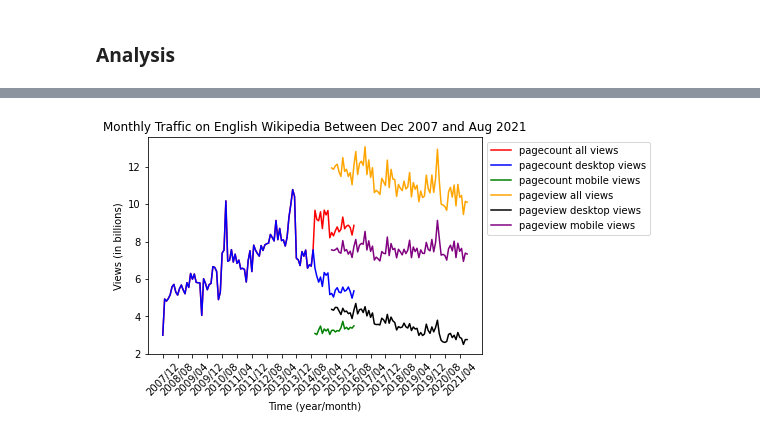
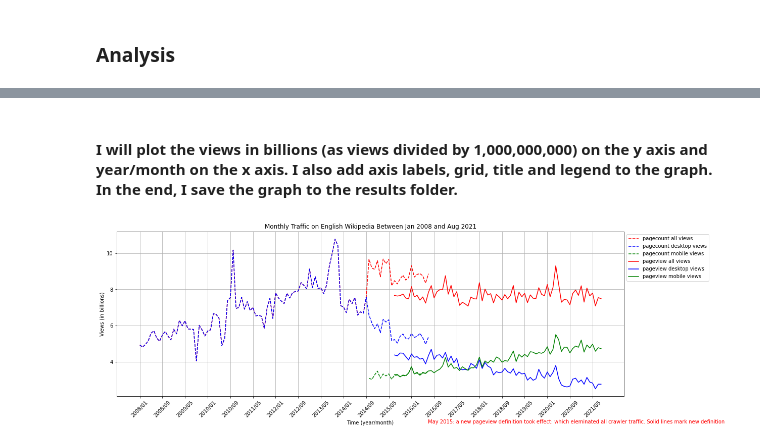
Before and after one commit to jchen023/data-512-a1, a Jupyter notebook: wiki_traffic_project/src/hcds-a1-data-curation.ipynb, the cells around one changed output, grey strips where cells are left out. Saved outputs shown, nothing was run; the diff lists cells and outputs as text; code cells hidden in the pictures.

```diff
--- a/wiki_traffic_project/src/hcds-a1-data-curation.ipynb
+++ b/wiki_traffic_project/src/hcds-a1-data-curation.ipynb
@@ -119,17 +168,9 @@ pagecount_mobile_app_views["time"] = pagecount_mobile_app_views["time"].astype('
 # %%
-# D
 df = (pagecount_desktop_views.set_index("time")
       .merge(pagecount_mobile_views.set_index("time"), left_index=True, right_index=True, how='outer')
       .merge(pageview_desktop_views.set_index("time"), left_index=True, right_index=True, how='outer')
-      .merge(pagecount_mobile_web_views.set_index("time"), left_index=True, right_index=True, how='outer')
-      .merge(pagecount_mobile_app_views.set_index("time"), left_index=True, right_index=True, how='outer')
+      .merge(pageview_mobile_web_views.set_index("time"), left_index=True, right_index=True, how='outer')
+      .merge(pageview_mobile_app_views.set_index("time"), left_index=True, right_index=True, how='outer')
       .reset_index())
-df['year'] = df.time.str[:4]
-df['month'] = df.time.str[4:6]
-df = df.fillna(0)
-df['pagecount_all_views'] = df['pagecount_desktop_views'] + df['pagecount_mobile_views']
-df['pageview_mobile_views'] = df['pagecount_mobile_web_views'] + df['pagecount_mobile_app_views']
-df['pageview_all_views'] = df['pageview_mobile_views'] + df['pageview_desktop_views']
-df.drop(columns=['time', 'pagecount_mobile_web_views', 'pagecount_mobile_app_views'], inplace=True)
 df
 # %% [output]
@@ -148,0 +215,6 @@ df
+# %%
+df['pagecount_all_views'] = df['pagecount_desktop_views'] + df['pagecount_mobile_views']
+df['pageview_mobile_views'] = df['pageview_mobile_web_views'] + df['pageview_mobile_app_views']
+df['pageview_all_views'] = df['pageview_mobile_views'] + df['pageview_desktop_views']
+df.drop(columns=['time', 'pageview_mobile_web_views', 'pageview_mobile_web_views'], inplace=True)
+df
@@ -173,19 +280,21 @@ df.to_csv("../data_clean/en-wikipedia_traffic_200712-202108.csv", index=False)
+# %% [markdown]
+#### I will plot the views in billions (as views divided by 1,000,000,000) on the y axis and year/month on the x axis. I also add axis labels, grid, title and legend to the graph. In the end, I save the graph to the results folder.
 # %%
-df = df.replace(0, np.nan)
-
-plt.plot(df["year"] + "/" + df["month"], df.pagecount_all_views/1e9, c='r', label="pagecount all views")
-plt.plot(df["year"] + "/" + df["month"], df.pagecount_desktop_views/1e9, c='blue', label="pagecount desktop views")
-plt.plot(df["year"] + "/" + df["month"], df.pagecount_mobile_views/1e9, c='g', label="pagecount mobile views")
-plt.plot(df["year"] + "/" + df["month"], df.pageview_all_views/1e9, c='orange', label="pageview all views")
-plt.plot(df["year"] + "/" + df["month"], df.pageview_desktop_views/1e9, c='black', label="pageview desktop views")
-plt.plot(df["year"] + "/" + df["month"], df.pageview_mobile_views/1e9, c='purple', label="pageview mobile views")
-
+fig, ax = plt.subplots()
+fig.set_size_inches(18, 6)
+plt.plot(df["year"] + "/" + df["month"], df.pagecount_all_views/1e9, c='r', linestyle='dashed',label="pagecount all views")
+plt.plot(df["year"] + "/" + df["month"], df.pagecount_desktop_views/1e9, c='blue', linestyle='dashed',label="pagecount desktop views")
+plt.plot(df["year"] + "/" + df["month"], df.pagecount_mobile_views/1e9, c='g', linestyle='dashed',label="pagecount mobile views")
+plt.plot(df["year"] + "/" + df["month"], df.pageview_all_views/1e9, c='r', label="pageview all views")
+plt.plot(df["year"] + "/" + df["month"], df.pageview_desktop_views/1e9, c='b', label="pageview desktop views")
+plt.plot(df["year"] + "/" + df["month"], df.pageview_mobile_views/1e9, c='g', label="pageview mobile views")
 plt.xticks((df["year"] + "/" + df["month"])[::8],  rotation=45)
+plt.grid()
 plt.ylabel("Views (in billions)")
 plt.xlabel("Time (year/month)")
-plt.title("Monthly Traffic on English Wikipedia Between Dec 2007 and Aug 2021")
+plt.title("Monthly Traffic on English Wikipedia Between Jan 2008 and Aug 2021")
+plt.figtext(0.6,0.0, "May 2015: a new pageview definition took effect: which eleminated all crawler traffic. Solid lines mark new definition", color = 'r')
 plt.legend(loc="upper left", bbox_to_anchor=(1, 1))
-# plt.show()
-plt.savefig('wiki_traffic.png',bbox_inches='tight')
+plt.savefig('../results/wiki_traffic.png', bbox_inches='tight')
 # %% [output]
-[figure, old version]
+[figure, new version]
```
Also changed, not shown: parts of 22 cells of this notebook, 4 other files.
